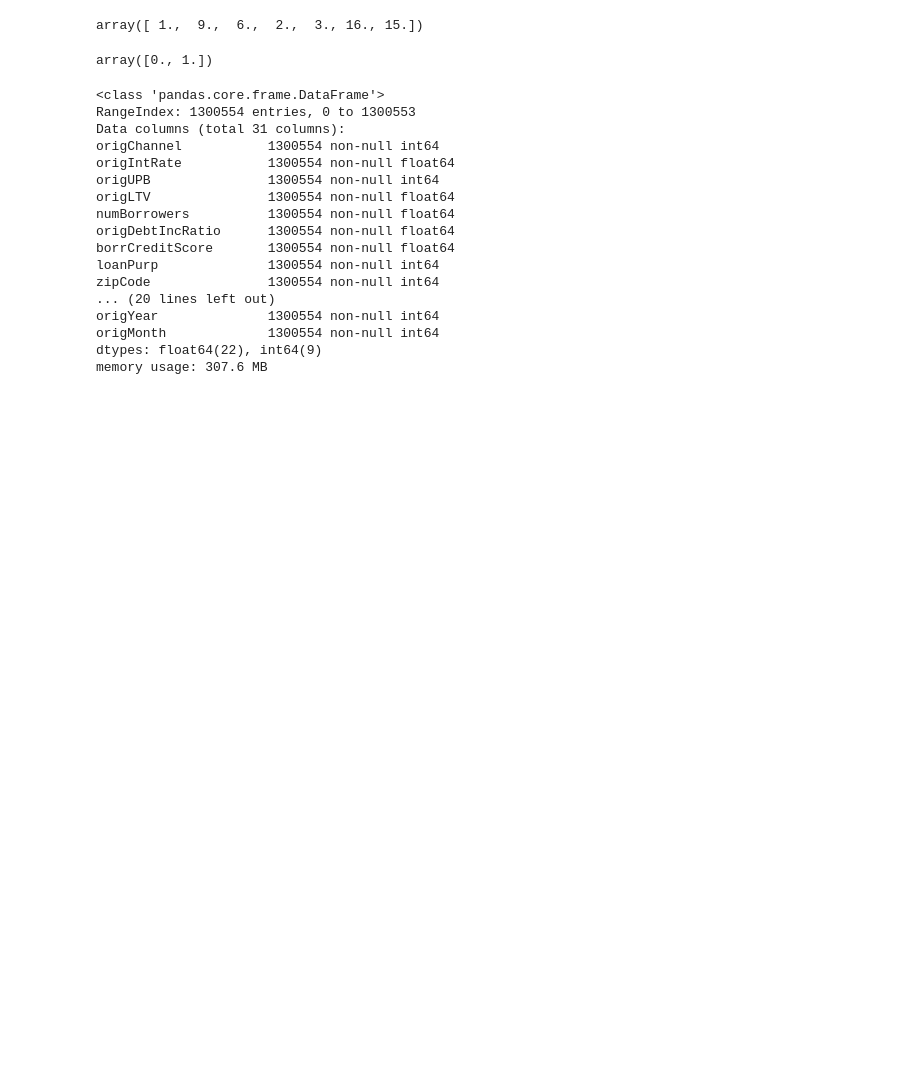
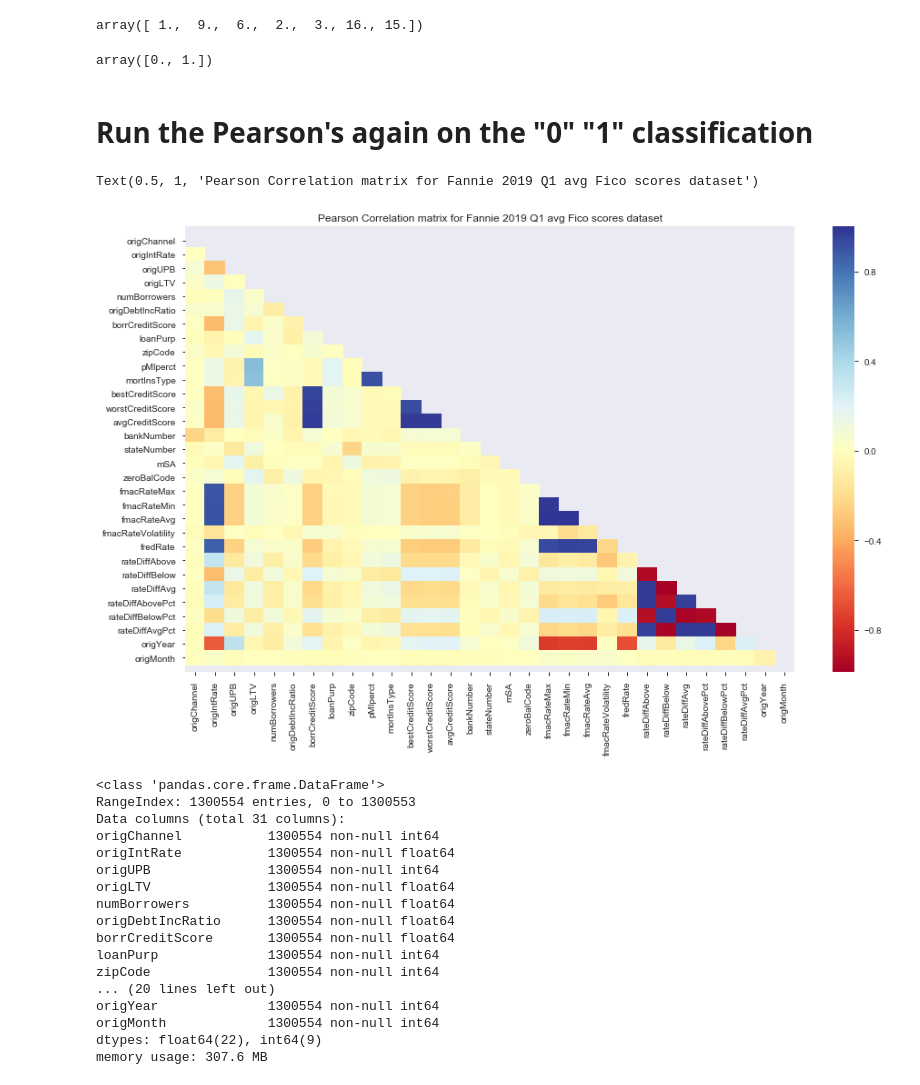
Before and after one commit to justinboggs/FannieSaves, a Jupyter notebook: Kip/ML-Foreclo50-50Constructed50kTrainBEST_corr.ipynb, the cells around one changed output. Drawn from its saved outputs; the diff is of its cells as text; code cells hidden in the pictures; blank space fills up the shorter version.

```diff
--- a/Kip/ML-Foreclo50-50Constructed50kTrainBEST.ipynb
+++ b/Kip/ML-Foreclo50-50Constructed50kTrainBEST_corr.ipynb
@@ -254,3 +146,18 @@ df['zeroBalCode'] = df.zeroBalCode.replace([9,3,16,6,2,15],1)
 df.zeroBalCode.unique()
 # %% [output]
 array([0., 1.])
+# %% [markdown]
+# Run the Pearson's again on the "0" "1" classification
+# %%
+zeroOnecorr = df.corr()
+# %%
+# Plot the Pearson Correlation reduced matrix
+matrix = np.triu(zeroOnecorr)
+fig, ax = plt.subplots(figsize=(15,9))
+ax = sns.heatmap(zeroOnecorr,   mask = matrix, cmap = 'RdYlBu')
+bottom, top = ax.get_ylim()
+ax.set_ylim(bottom + 0.5, top - 0.5)
+plt.title('Pearson Correlation matrix for Fannie 2019 Q1 avg Fico scores dataset')
+# %% [output]
+Text(0.5, 1, 'Pearson Correlation matrix for Fannie 2019 Q1 avg Fico scores dataset')
+[figure, added]
```
Also changed, not shown: parts of 29 cells of this notebook, 5 other files.
